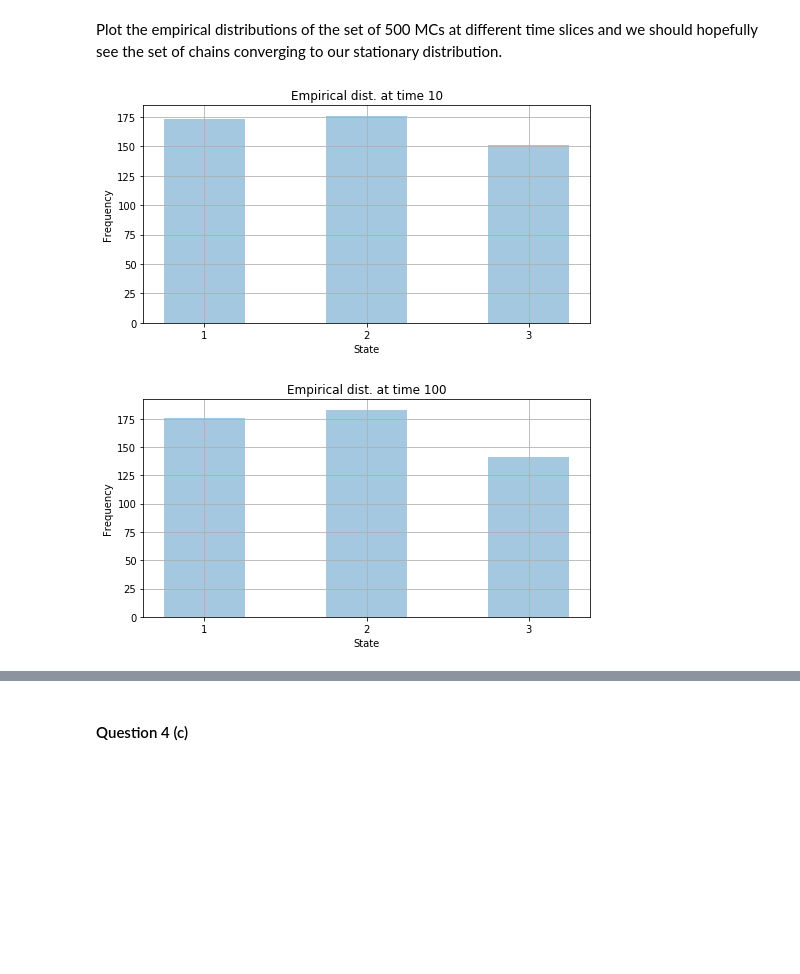
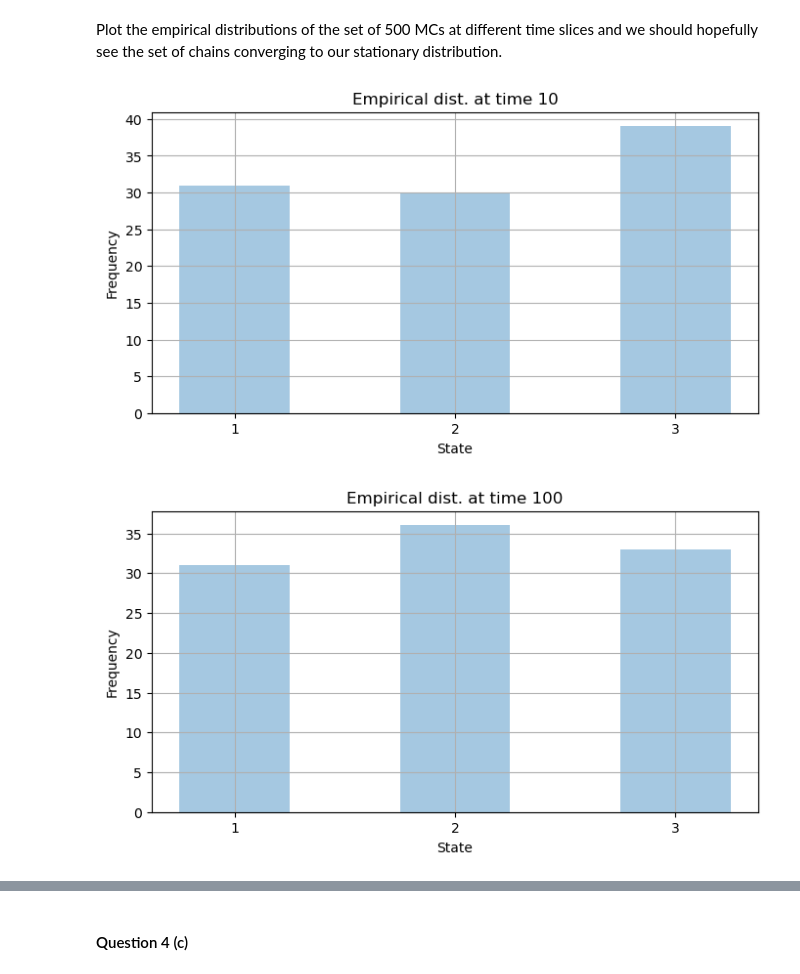
Before and after one commit to AJNugent2/MA933, a Jupyter notebook: Notebooks/Support_Class_2.ipynb, the cells around one changed output, grey strips where cells are left out. Saved outputs shown, nothing was run; the diff lists cells and outputs as text; code cells hidden in the pictures; blank space fills up the shorter version.

```diff
--- a/Notebooks/Support_Class_2.ipynb
+++ b/Notebooks/Support_Class_2.ipynb
@@ -56,25 +56,25 @@ def ThreeStateMC(P, tmax, N, IC):
 # %%
 #now we can answer the question (run the function)
 tmax = 1000
-N = 500
+N = 100
 IC = np.ones(N)
 
 Y = ThreeStateMC(P,tmax,N,IC)
 # %% [markdown]
 Plot the empirical distributions of the set of 500 MCs at different time slices and we should hopefully see the set of chains converging to our stationary distribution.
 # %%
-time = 10
+time = 5
 
 plt.figure(figsize = (8,4))
 plt.title('Empirical dist. at time 10')
 plt.grid()
 sns.distplot(Y[:,time-1],bins = [0.75,1.25,1.75,2.25,2.75,3.25],kde=False)
 plt.xticks([1,2,3])
 plt.xlabel("State")
 plt.ylabel("Frequency")
 plt.show()
 # %% [output]
-[figure, old version]
+[figure, new version]
 # %%
 time = 100
 
@@ -87,7 +87,7 @@ plt.xlabel("State")
 plt.ylabel("Frequency")
 plt.show()
 # %% [output]
-[figure, old version]
+[figure, new version]
 # %%
 time = 1000
 
```
Also changed, not shown: parts of 4 cells of this notebook, 1 other file.
